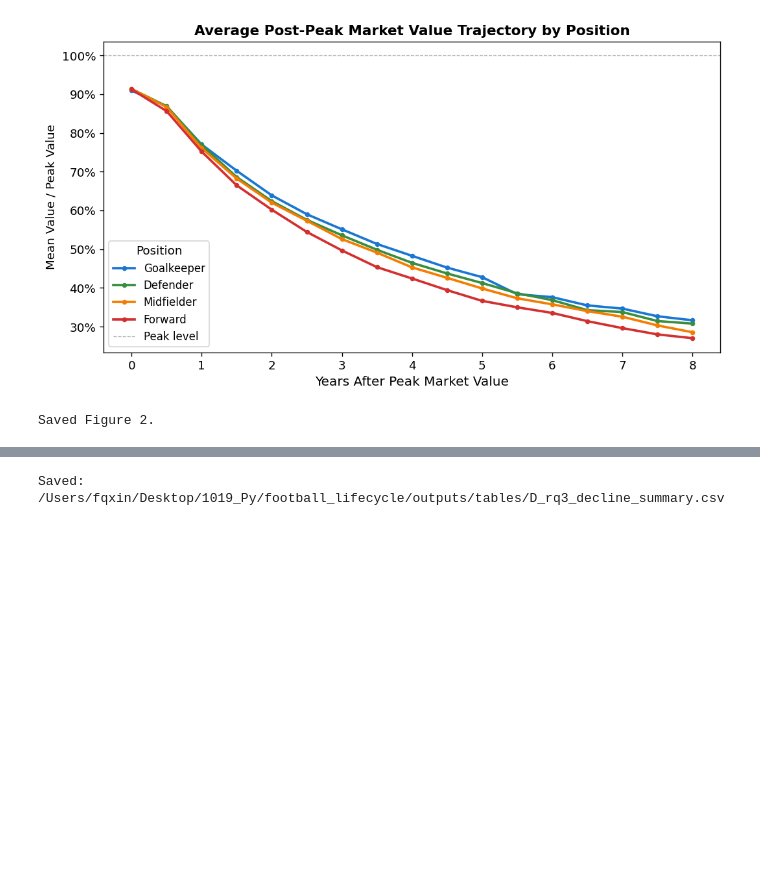
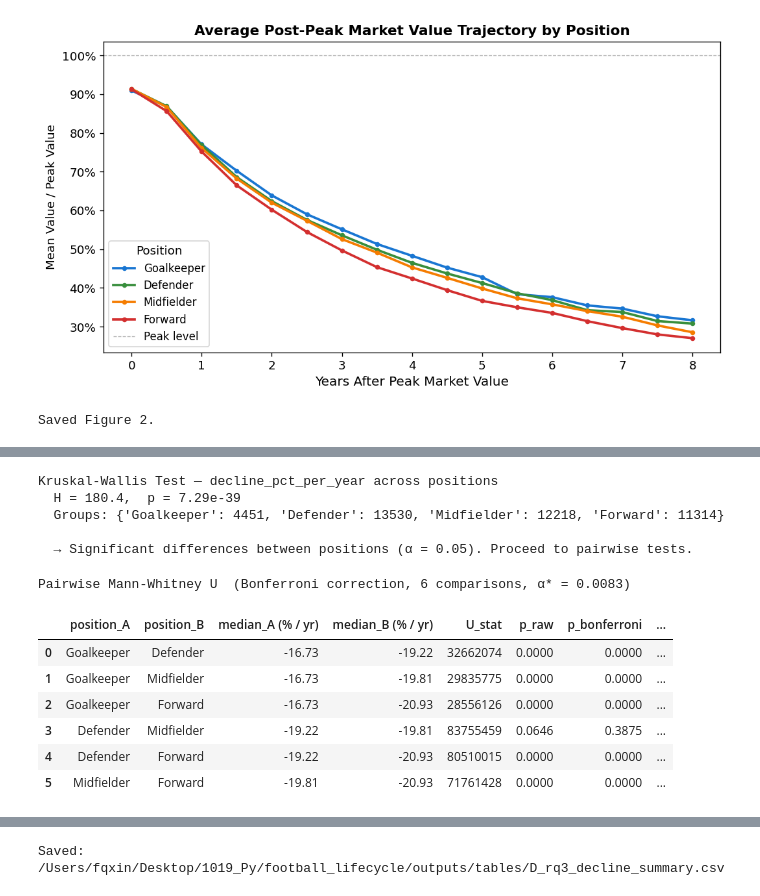
Before and after one commit to qixinf/football_lifecycle, a Jupyter notebook: notebooks/04_D_rq3_post_peak_decline_analysis.ipynb, the cells around one changed output, grey strips where cells are left out. Saved outputs shown, nothing was run; the diff lists cells and outputs as text; code cells hidden in the pictures; blank space fills up the shorter version.

```diff
--- a/notebooks/04_D_rq3_post_peak_decline_analysis.ipynb
+++ b/notebooks/04_D_rq3_post_peak_decline_analysis.ipynb
@@ -363,0 +364,61 @@ Saved Figure 2.
+# %%
+from scipy.stats import kruskal
+
+groups = [
+    decline_df.loc[decline_df["broad_position"] == pos, "decline_pct_per_year"].dropna().values
+    for pos in POSITION_ORDER
+]
+group_ns = [len(g) for g in groups]
+
+stat, p_val = kruskal(*groups)
+
+print("Kruskal-Wallis Test — decline_pct_per_year across positions")
+print(f"  H = {stat:.1f},  p = {p_val:.2e}")
+print(f"  Groups: {dict(zip(POSITION_ORDER, group_ns))}")
+print()
+if p_val < 0.05:
+    print("  → Significant differences between positions (α = 0.05). Proceed to pairwise tests.")
+else:
+    print("  → No significant differences detected (α = 0.05).")
+# %% [output]
+Kruskal-Wallis Test — decline_pct_per_year across positions
+  H = 180.4,  p = 7.29e-39
+  Groups: {'Goalkeeper': 4451, 'Defender': 13530, 'Midfielder': 12218, 'Forward': 11314}
+
+  → Significant differences between positions (α = 0.05). Proceed to pairwise tests.
+# %%
+from itertools import combinations
+from scipy.stats import mannwhitneyu
+
+pairs = list(combinations(POSITION_ORDER, 2))
+n_comparisons = len(pairs)
+
+rows = []
+for pos_a, pos_b in pairs:
+    a = decline_df.loc[decline_df["broad_position"] == pos_a, "decline_pct_per_year"].dropna()
+    b = decline_df.loc[decline_df["broad_position"] == pos_b, "decline_pct_per_year"].dropna()
+    u_stat, p_raw = mannwhitneyu(a, b, alternative="two-sided")
+    p_bonf = min(p_raw * n_comparisons, 1.0)
+    rows.append({
+        "position_A": pos_a,
+        "position_B": pos_b,
+        "median_A (% / yr)": round(a.median(), 2),
+        "median_B (% / yr)": round(b.median(), 2),
+        "U_stat": int(u_stat),
+        "p_raw": round(p_raw, 4),
+        "p_bonferroni": round(p_bonf, 4),
+        "significant*": p_bonf < 0.05,
+    })
+
+pairwise_df = pd.DataFrame(rows)
+print(f"Pairwise Mann-Whitney U  (Bonferroni correction, {n_comparisons} comparisons, α* = {0.05/n_comparisons:.4f})\n")
+display(pairwise_df)
+# %% [output]
+Pairwise Mann-Whitney U  (Bonferroni correction, 6 comparisons, α* = 0.0083)
+|  | position_A | position_B | median_A (% / yr) | median_B (% / yr) | U_stat | p_raw | p_bonferroni | ... |
+| 0 | Goalkeeper | Defender | -16.73 | -19.22 | 32662074 | 0.0000 | 0.0000 | ... |
+| 1 | Goalkeeper | Midfielder | -16.73 | -19.81 | 29835775 | 0.0000 | 0.0000 | ... |
+| 2 | Goalkeeper | Forward | -16.73 | -20.93 | 28556126 | 0.0000 | 0.0000 | ... |
+| 3 | Defender | Midfielder | -19.22 | -19.81 | 83755459 | 0.0646 | 0.3875 | ... |
+| 4 | Defender | Forward | -19.22 | -20.93 | 80510015 | 0.0000 | 0.0000 | ... |
+| 5 | Midfielder | Forward | -19.81 | -20.93 | 71761428 | 0.0000 | 0.0000 | ... |
```
Also changed, not shown: parts of 18 cells of this notebook, 6 other files.
